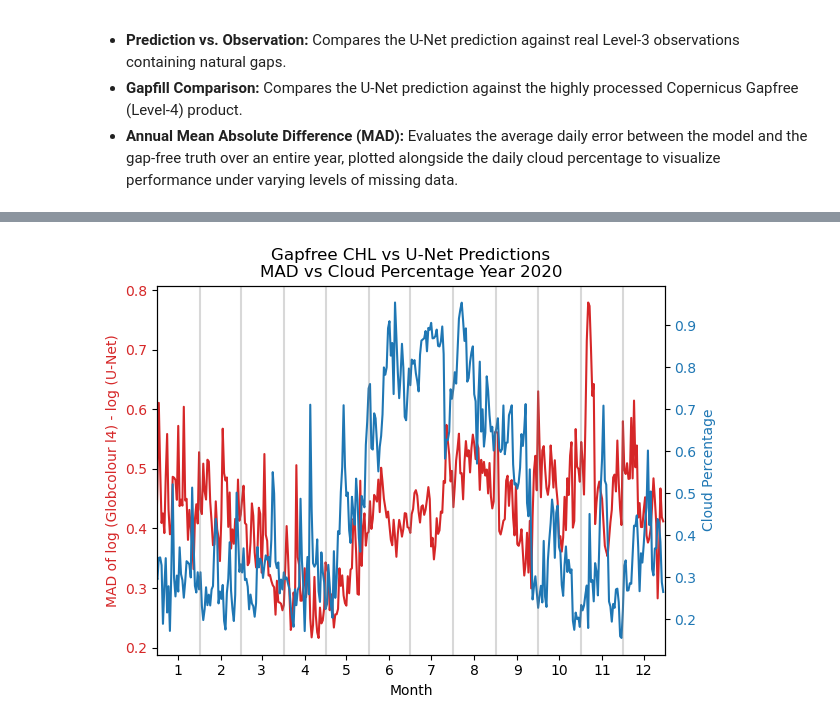
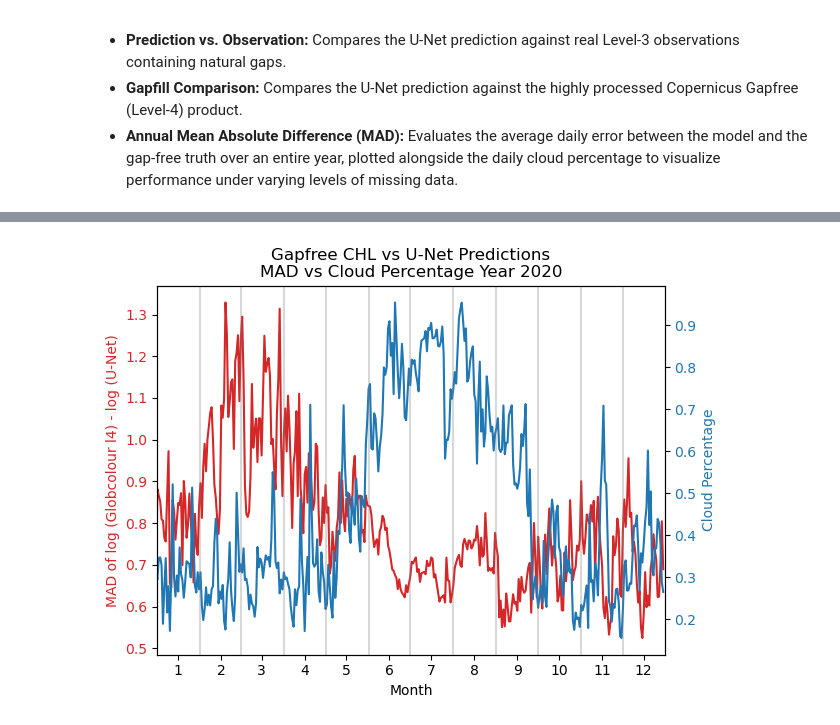
Before and after one commit to SAFS-Varanasi-Internship/mindthegap, a Jupyter notebook: book/2-U_Net-Streaming_Version.ipynb, the cells around one changed output, grey strips where cells are left out. Drawn from its saved outputs; the diff is of its cells as text; code cells hidden in the pictures.

```diff
--- a/book/2-U_Net-Streaming_Version.ipynb
+++ b/book/2-U_Net-Streaming_Version.ipynb
@@ -548,54 +563,26 @@ plot_prediction_gapfill(ds_cropped, model, '2020-09-08')
 # %%
-def get_cloud_perc(zarr_stdized, year):
-    zarr_time_range = zarr_stdized.sel(time=str(year))
-    if 'CHL_cmes-land' in zarr_stdized:
-        non_land_cnt = np.sum(zarr_stdized['CHL_cmes-land'].values == 0)
+def get_cloud_perc(zarr_raw, year):
+    zarr_time_range = zarr_raw.sel(time=str(year))
+    if 'CHL_cmes-land' in zarr_raw:
+        non_land_cnt = np.sum(zarr_raw['CHL_cmes-land'].values == 0)
     else:
         non_land_cnt = np.sum(~np.isnan(zarr_time_range['CHL_cmes-gapfree'].values[0]))
-
     clouds = zarr_time_range['CHL_cmes-cloud'].values
     cloud_perc = np.sum(clouds == 1, axis=(1, 2)) / non_land_cnt
     return cloud_perc
 
-def yearly_MAD_vs_cloud(zarr_stdized, model, year):
-    zarr_year = zarr_stdized.sel(time=str(year))
 
-    # 1. Vectorized Feature Engineering
-    real_clouds = zarr_year['CHL_cmes-cloud'].values
-    fake_cloud_flag = np.roll(real_clouds, shift=-10, axis=0)
-    fake_cloud_flag = np.where(np.isnan(fake_cloud_flag), 0.0, fake_cloud_flag)
+def yearly_MAD_vs_cloud(zarr_raw, model, year):
+    # Input: all 13 standardized channels for the whole year, straight from ds_std
+    X = np.stack(
+        [np.nan_to_num(ds_std[v].sel(time=str(year)).values, nan=0.0) for v in X_vars],
+        axis=-1
+    ).astype(np.float32)
 
-    raw_true_chl = zarr_year['CHL_cmes-gapfree'].values
-    with np.errstate(divide='ignore', invalid='ignore'):
-        log_true_chl = np.log(raw_true_chl)
-
-    true_chl_std = (log_true_chl - y_mean) / y_std
-    true_chl_std = np.where(np.isnan(true_chl_std), 0.0, true_chl_std)
-    true_chl_std = np.where(np.isinf(true_chl_std), 0.0, true_chl_std)
-
-    masked_chl = np.where(fake_cloud_flag == 1, 0.0, true_chl_std)
-
-    doy = zarr_year['time'].dt.dayofyear.values[:, np.newaxis, np.newaxis]
-    sin_grid = np.broadcast_to(np.sin(2 * np.pi * doy / 365), raw_true_chl.shape).astype(np.float32)
-    cos_grid = np.broadcast_to(np.cos(2 * np.pi * doy / 365), raw_true_chl.shape).astype(np.float32)
-
-    x_slice = []
-    for var in X_vars:
-        if var == 'masked_CHL': x_slice.append(masked_chl)
-        elif var == 'fake_cloud_flag': x_slice.append(fake_cloud_flag)
-        elif var == 'sin_time': x_slice.append(sin_grid)
-        elif var == 'cos_time': x_slice.append(cos_grid)
-        else:
-            raw_val = np.where(np.isnan(zarr_year[var].values), 0.0, zarr_year[var].values)
-            final_val = (raw_val - feature_stats[var][0]) / feature_stats[var][1] if var in feature_stats else raw_val
-            x_slice.append(final_val)
-
-    X = np.stack(x_slice, axis=-1).astype(np.float32)
-
-    # 2. Predict & Evaluate
     predicted_CHL_std = model.predict(X, batch_size=8, verbose=0)[:, :, :, 0]
     predicted_CHL = (predicted_CHL_std * y_std) + y_mean
 
+    zarr_year = zarr_raw.sel(time=str(year))
     with np.errstate(divide='ignore', invalid='ignore'):
         true_CHL = np.log(zarr_year['CHL_cmes-gapfree'].values)
         flag = zarr_year['CHL_cmes-level3'].values
@@ -603,9 +590,8 @@ def yearly_MAD_vs_cloud(zarr_stdized, model, year):
     predicted_CHL = np.where(~np.isnan(flag), np.nan, predicted_CHL)
 
     mae = [mtg.compute_mae(true, pred) for true, pred in zip(true_CHL, predicted_CHL)]
-    cloud_perc = get_cloud_perc(zarr_stdized, year)
+    cloud_perc = get_cloud_perc(zarr_raw, year)
 
-    # 3. Plotting
     fig, ax1 = plt.subplots()
     ax1.set_xlabel('Month')
     ax1.set_ylabel('MAD of log (Globcolour l4) - log (U-Net)', color='tab:red')
@@ -620,17 +606,15 @@ def yearly_MAD_vs_cloud(zarr_stdized, model, year):
     tick_pos, tick_label, total_day = [], [], 1
     tick_pos.append(total_day + 15)
     tick_label.append('1')
-
     for month in range(1, 12):
         total_day += calendar.monthrange(year, month)[1]
         plt.axvline(total_day, color='grey', alpha=0.3)
         tick_pos.append(total_day + 15)
-        tick_label.append(str(month+1))
+        tick_label.append(str(month + 1))
 
     plt.title(f'Gapfree CHL vs U-Net Predictions\nMAD vs Cloud Percentage Year {year}')
     plt.xlim(1, len(mae))
     plt.xticks(tick_pos, tick_label)
-
     fig.tight_layout()
     plt.show()
 
@@ -657 +628 @@ yearly_MAD_vs_cloud(ds_cropped, model, 2020)
-[figure, old version]
+[figure, new version]
```
Also changed, not shown: parts of 9 cells of this notebook, 3 other files.
